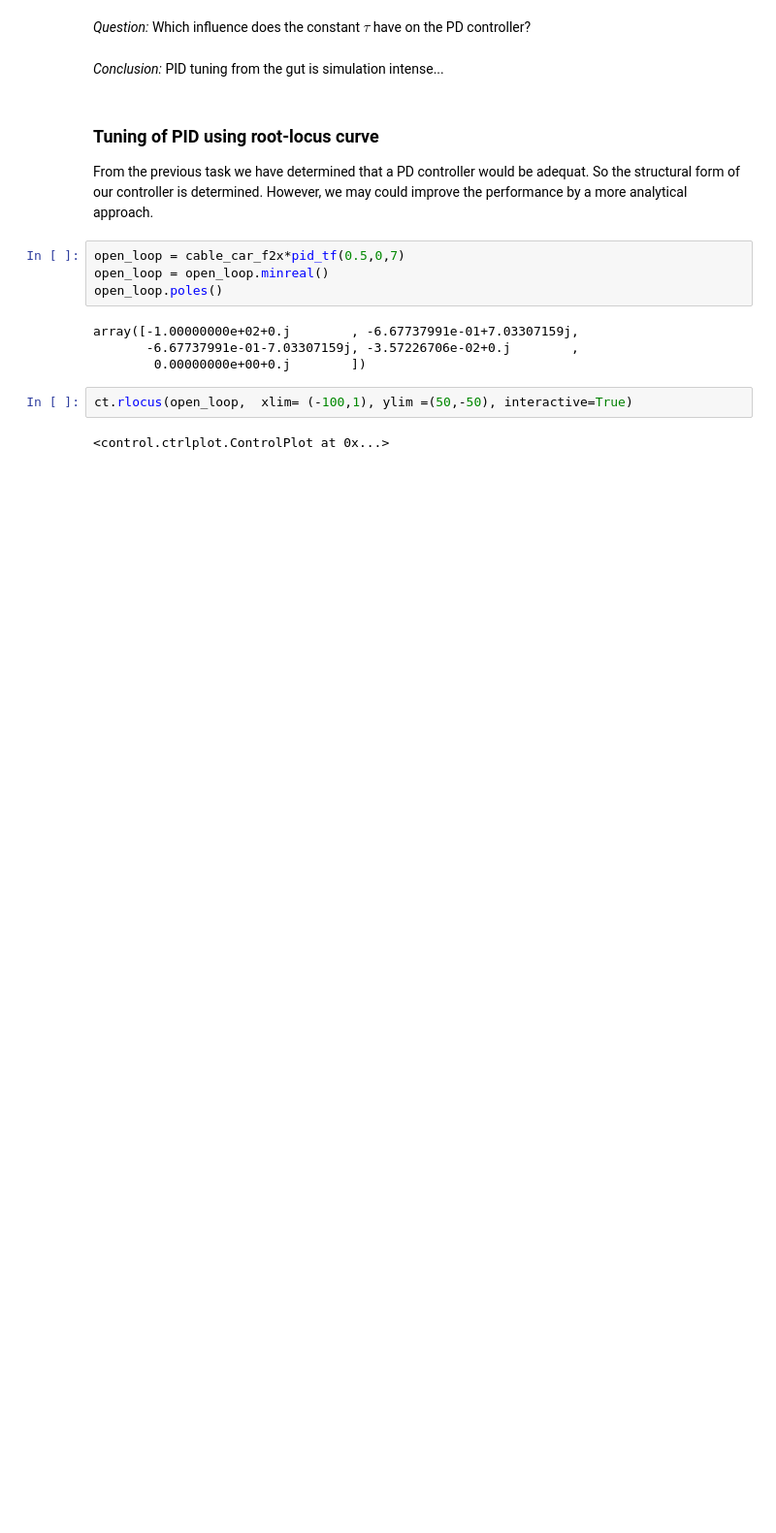
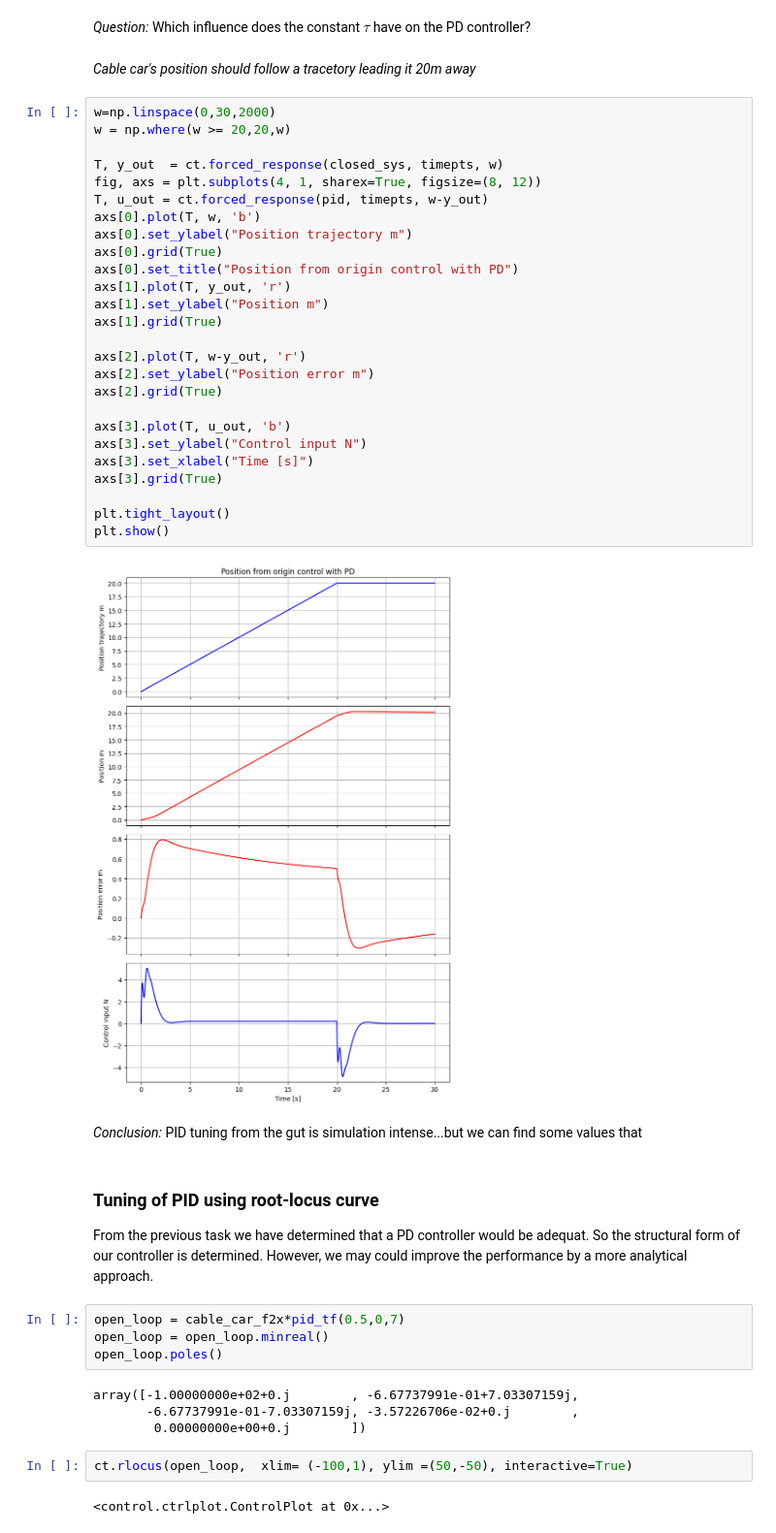
Before and after one commit to BeneJoh/ControlSystems, a Jupyter notebook: sessionB.ipynb, the cells around one changed output. Shown at 97% size. Cells and saved outputs as stored; diff of their text form; blank space fills up the shorter version.

Commit message:
position control pd

```diff
--- a/sessionB.ipynb
+++ b/sessionB.ipynb
@@ -139,7 +141,37 @@ plt.show()
 # %% [markdown]
 *Question:* Which influence does the constant $\tau$ have on the PD controller?
+# %% [markdown]
+*Cable car's position should follow a tracetory leading it 20m away*
+# %%
+w=np.linspace(0,30,2000)
+w = np.where(w >= 20,20,w)
+
+T, y_out  = ct.forced_response(closed_sys, timepts, w)
+fig, axs = plt.subplots(4, 1, sharex=True, figsize=(8, 12))
+T, u_out = ct.forced_response(pid, timepts, w-y_out)
+axs[0].plot(T, w, 'b')
+axs[0].set_ylabel("Position trajectory m")
+axs[0].grid(True)
+axs[0].set_title("Position from origin control with PD")
+axs[1].plot(T, y_out, 'r')
+axs[1].set_ylabel("Position m")
+axs[1].grid(True)
+
+axs[2].plot(T, w-y_out, 'r')
+axs[2].set_ylabel("Position error m")
+axs[2].grid(True)
+
+axs[3].plot(T, u_out, 'b')
+axs[3].set_ylabel("Control input N")
+axs[3].set_xlabel("Time [s]")
+axs[3].grid(True)
+
+plt.tight_layout()
+plt.show()
+# %% [output]
+[figure, added]
 # %% [markdown]
-*Conclusion:* PID tuning from the gut is simulation intense...
+*Conclusion:* PID tuning from the gut is simulation intense...but we can find some values that
 # %% [markdown]
 ### Tuning of PID using root-locus curve
 
```
Also changed, not shown: parts of 8 cells of this notebook.
